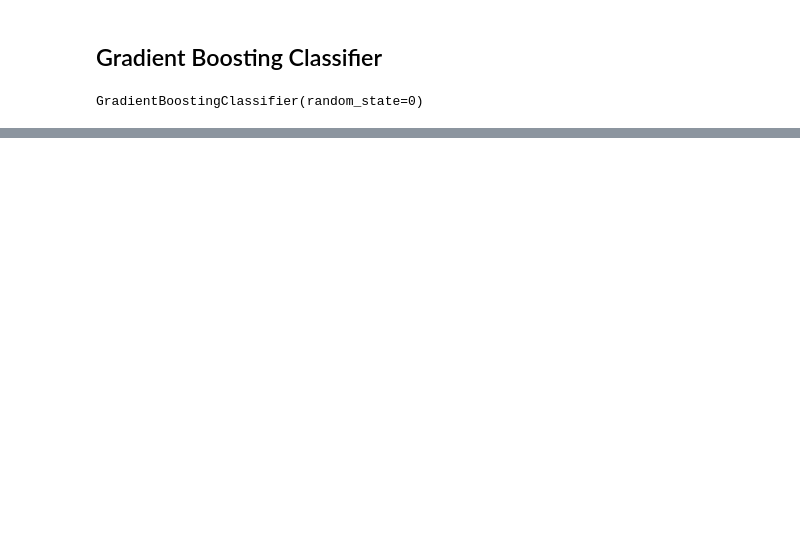
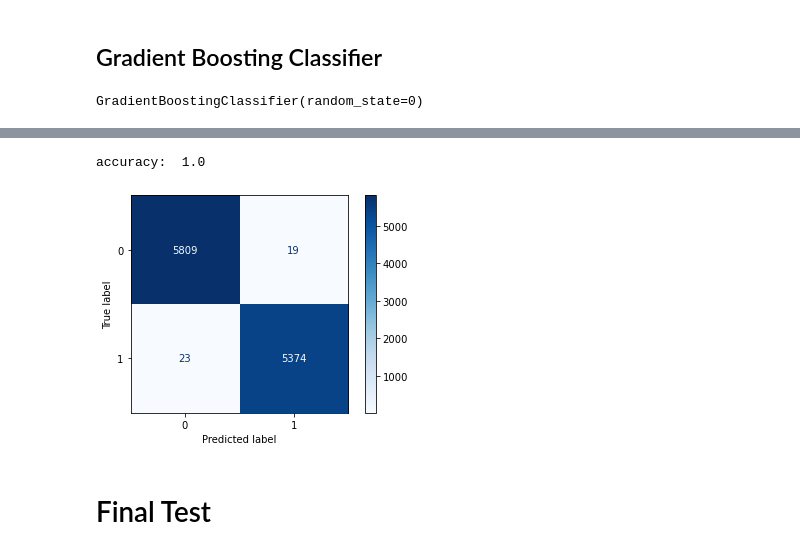
Before and after one commit to keijiart/Fake_News, a Jupyter notebook: Fake_news_2.ipynb, the cells around one changed output, grey strips where cells are left out. Saved outputs shown, nothing was run; the diff lists cells and outputs as text; code cells hidden in the pictures; blank space fills up the shorter version.

```diff
--- a/Fake_news_2.ipynb
+++ b/Fake_news_2.ipynb
@@ -195,0 +396,7 @@ accuracy:  0.5
+# %%
+conf_mat_acc(PAC)
+# %% [output]
+accuracy:  1.0
+[figure, added]
+# %% [markdown]
+# Final Test
```
Also changed, not shown: parts of 100 cells of this notebook, 1 other file.
